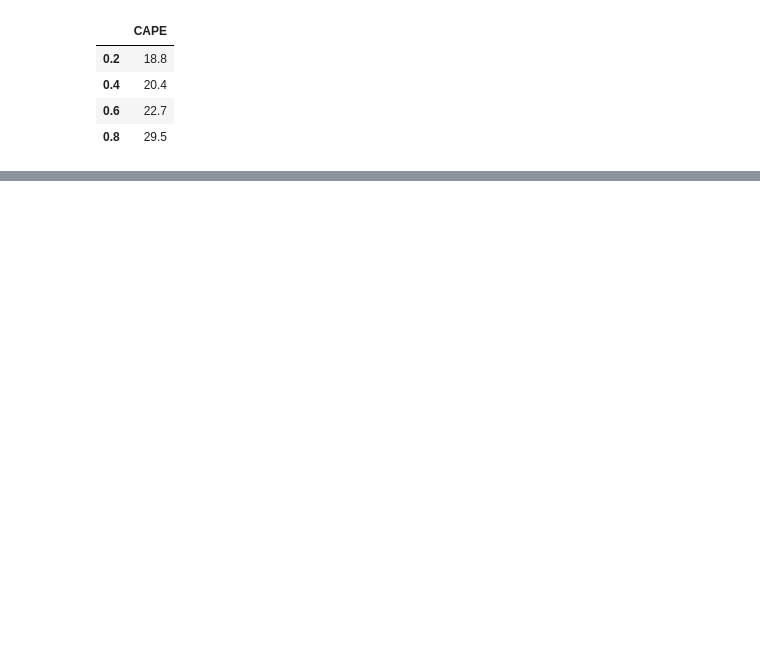
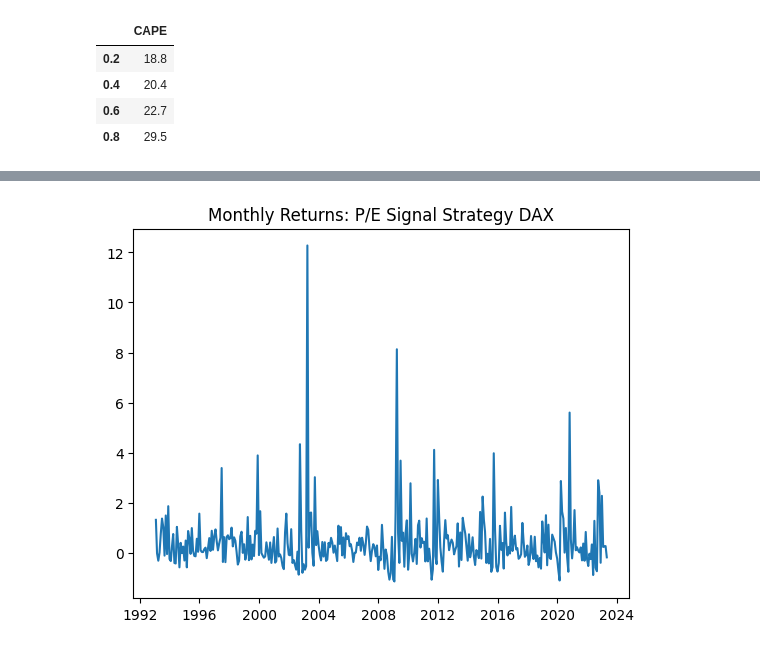
Before and after one commit to afoster28/efi-hw-mktTimingStrat, a Jupyter notebook: EFI_HW_Project_Foster.ipynb, the cells around one changed output, grey strips where cells are left out. Saved outputs shown, nothing was run; the diff lists cells and outputs as text; code cells hidden in the pictures; blank space fills up the shorter version.

Commit message:
Analysis and strategy development

```diff
--- a/EFI_HW_Project_Foster.ipynb
+++ b/EFI_HW_Project_Foster.ipynb
@@ -472,0 +584,11 @@ Notes:
+# %%
+return_1m_pe = data_bounded_ger_inv['Portfolio'].tolist()
+return_scalar_1m_pe = [i + 1 for i in return_1m]
+return_1m_pe_cum_i = 1
+return_1m_pe_cum = [(return_1m_pe_cum_i:=return_1m_pe_cum_i*v) for v in return_scalar_1m_pe]
+# %%
+plt.plot(date_range, return_1m_pe)
+plt.title('Monthly Returns: P/E Signal Strategy DAX')
+plt.show()
+# %% [output]
+[figure, added]
```
Also changed, not shown: parts of 64 cells of this notebook, 26 other files.
